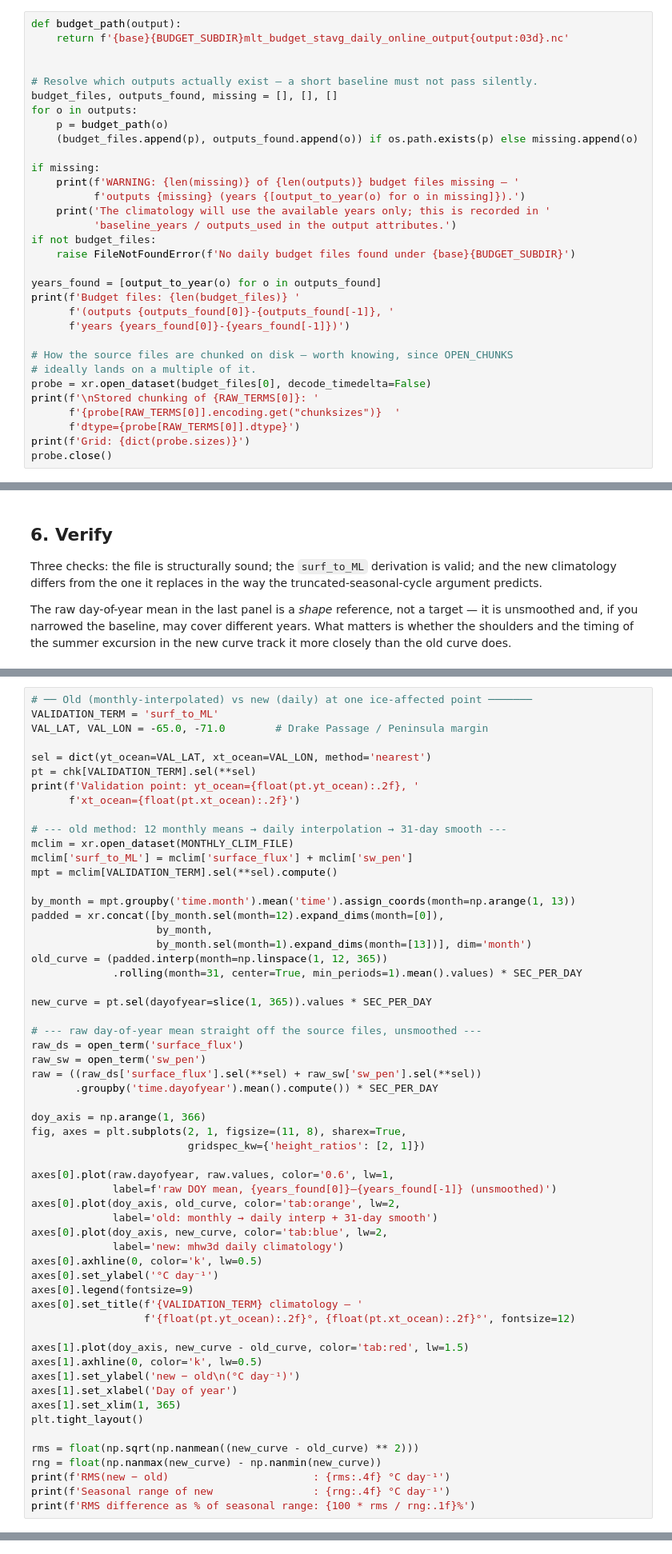
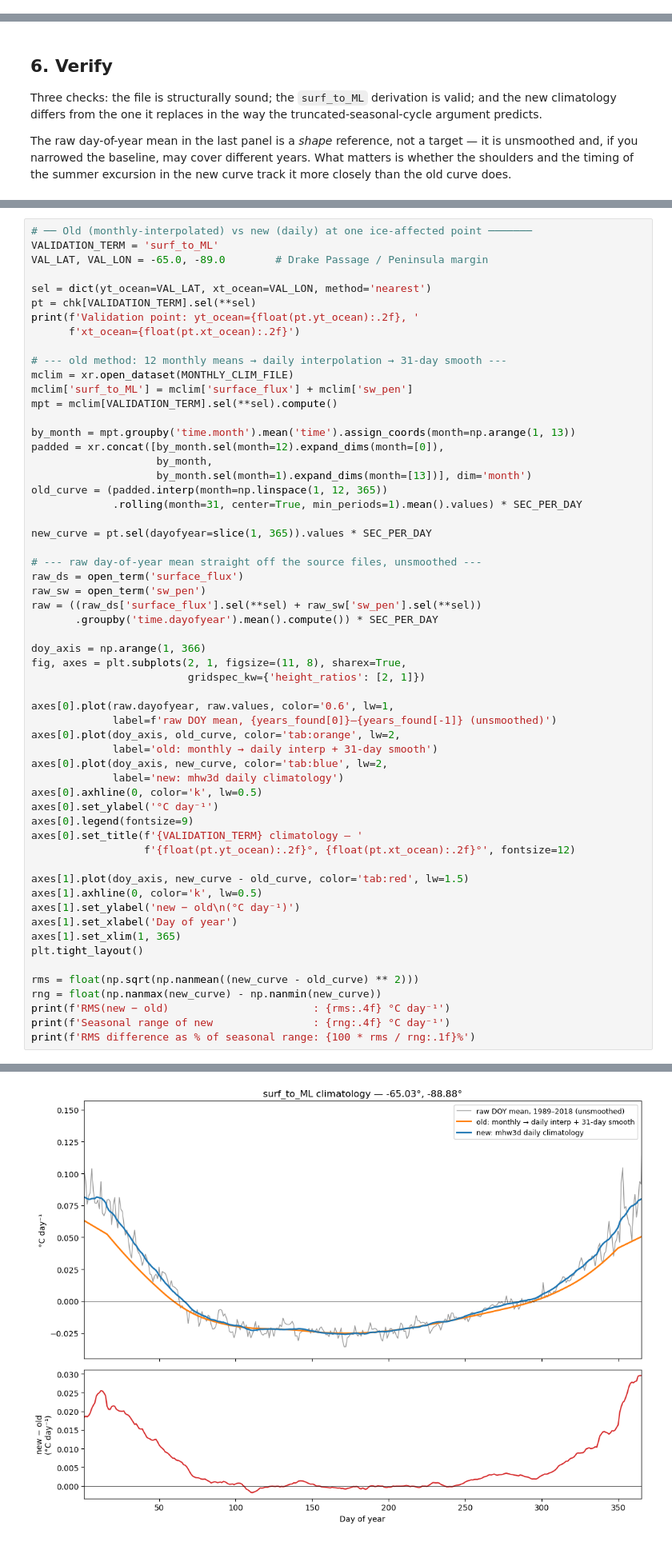
Before and after one commit to nmalan/polar-mhw-driver, a Jupyter notebook: notebooks/00_budget_clim_daily.ipynb, the cells around one changed output, grey strips where cells are left out. Shown at 80% size. Cells and saved outputs as stored; diff of their text form.

```diff
--- a/notebooks/00_budget_clim_daily.ipynb
+++ b/notebooks/00_budget_clim_daily.ipynb
@@ -253,35 +273,3 @@ variables whose climatology file already exists are skipped.
 store is deleted before the next variable starts. Check `lquota` before a full run.
 # %% [markdown]
 ## 3. Resolve the input files
-# %%
-def budget_path(output):
-    return f'{base}{BUDGET_SUBDIR}mlt_budget_stavg_daily_online_output{output:03d}.nc'
-
-
-# Resolve which outputs actually exist — a short baseline must not pass silently.
-budget_files, outputs_found, missing = [], [], []
-for o in outputs:
-    p = budget_path(o)
-    (budget_files.append(p), outputs_found.append(o)) if os.path.exists(p) else missing.append(o)
-
-if missing:
-    print(f'WARNING: {len(missing)} of {len(outputs)} budget files missing — '
-          f'outputs {missing} (years {[output_to_year(o) for o in missing]}).')
-    print('The climatology will use the available years only; this is recorded in '
-          'baseline_years / outputs_used in the output attributes.')
-if not budget_files:
-    raise FileNotFoundError(f'No daily budget files found under {base}{BUDGET_SUBDIR}')
-
-years_found = [output_to_year(o) for o in outputs_found]
-print(f'Budget files: {len(budget_files)} '
-      f'(outputs {outputs_found[0]}-{outputs_found[-1]}, '
-      f'years {years_found[0]}-{years_found[-1]})')
-
-# How the source files are chunked on disk — worth knowing, since OPEN_CHUNKS
-# ideally lands on a multiple of it.
-probe = xr.open_dataset(budget_files[0], decode_timedelta=False)
-print(f'\nStored chunking of {RAW_TERMS[0]}: '
-      f'{probe[RAW_TERMS[0]].encoding.get("chunksizes")}  '
-      f'dtype={probe[RAW_TERMS[0]].dtype}')
-print(f'Grid: {dict(probe.sizes)}')
-probe.close()
@@ -468,7 +543,7 @@ print(f'\nsurf_to_ML derivation — NaN masks identical: {n_diff == 0}'
 # %%
 # ── Old (monthly-interpolated) vs new (daily) at one ice-affected point ───────
 VALIDATION_TERM = 'surf_to_ML'
-VAL_LAT, VAL_LON = -65.0, -71.0        # Drake Passage / Peninsula margin
+VAL_LAT, VAL_LON = -65.0, -89.0        # Drake Passage / Peninsula margin
 
 sel = dict(yt_ocean=VAL_LAT, xt_ocean=VAL_LON, method='nearest')
 pt = chk[VALIDATION_TERM].sel(**sel)
@@ -523,3 +598,4 @@ rng = float(np.nanmax(new_curve) - np.nanmin(new_curve))
 print(f'RMS(new − old)                       : {rms:.4f} °C day⁻¹')
 print(f'Seasonal range of new                : {rng:.4f} °C day⁻¹')
 print(f'RMS difference as % of seasonal range: {100 * rms / rng:.1f}%')
+# %% [output]
@@ -526,3 +606,4 @@ print(f'RMS difference as % of seasonal range: {100 * rms / rng:.1f}%')
+[figure, added]
 # %% [markdown]
 **Grid note.** ACCESS-OM2 is tripolar north of ~65°N, where `yt_ocean` is a nominal coordinate
 rather than true latitude. This does not affect the climatology — it is a pointwise day-of-year
```
Also changed, not shown: parts of 7 cells of this notebook.
